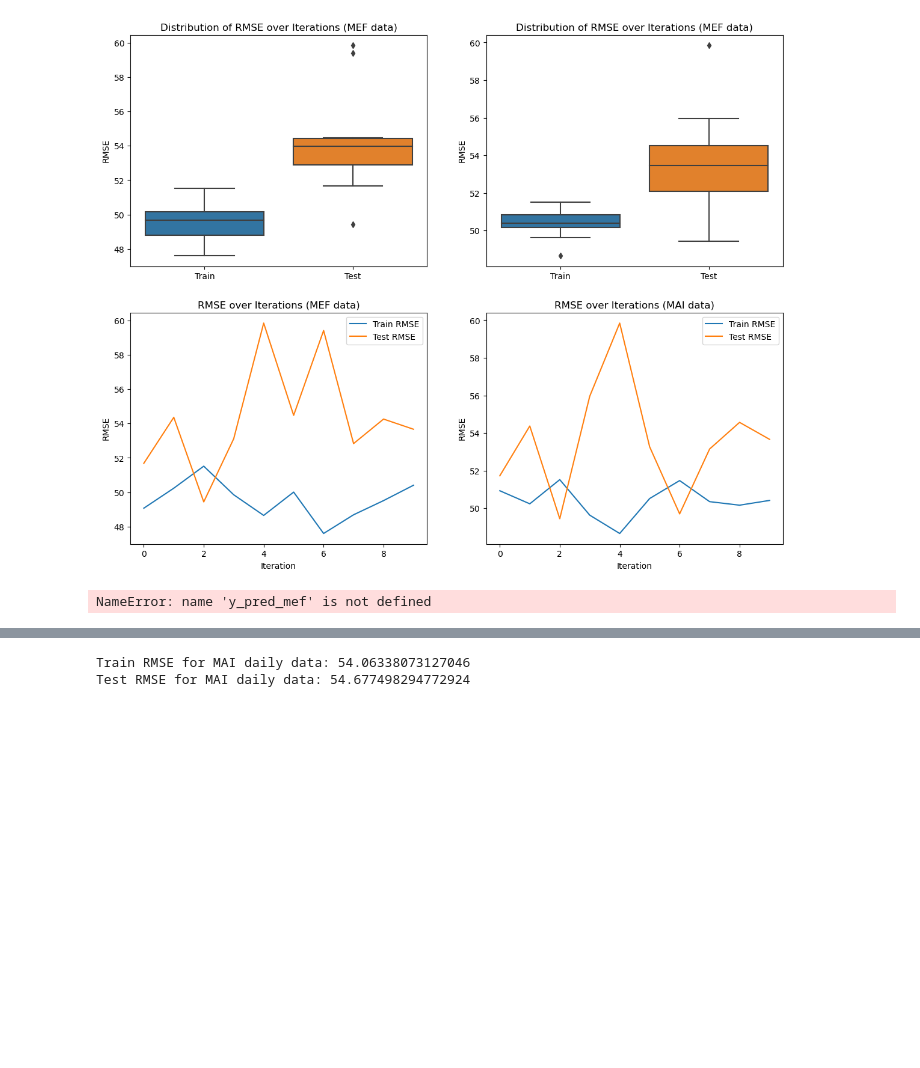
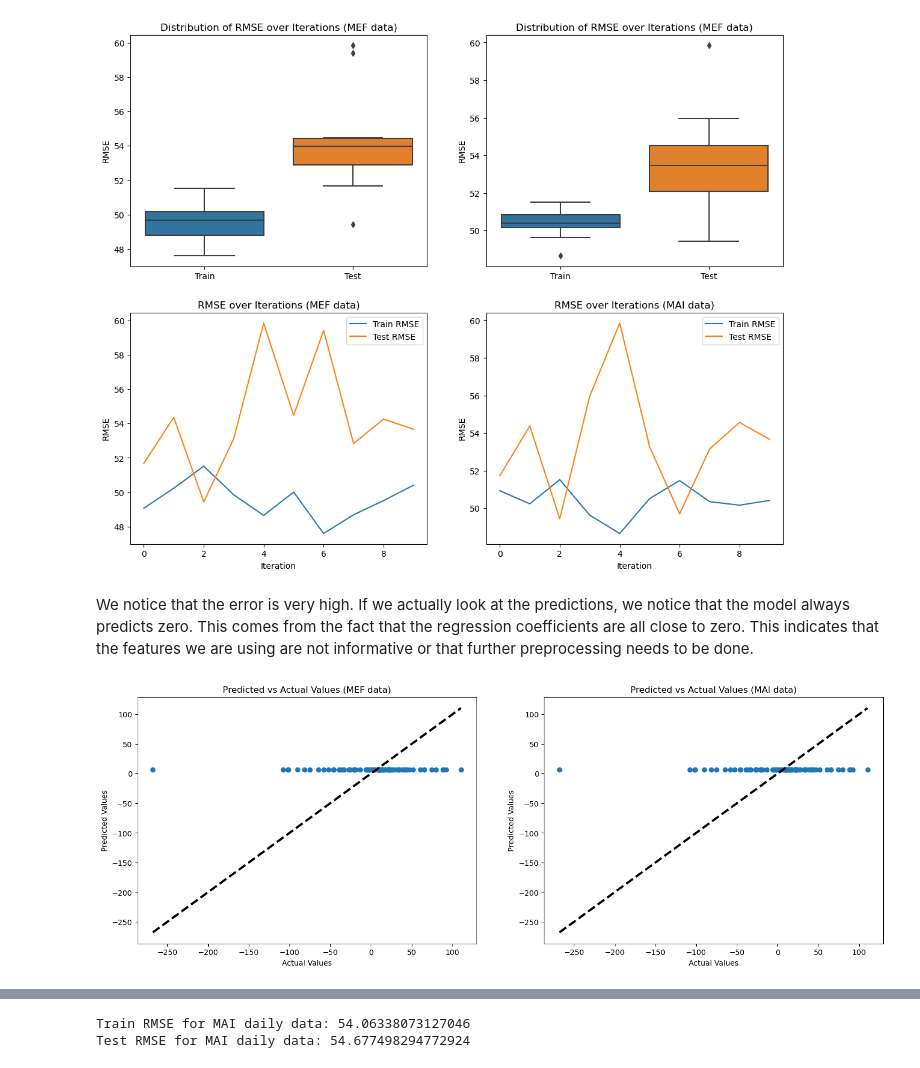
Before and after one commit to astavrop0/MAI_for_stock_return_predictability, a Jupyter notebook: notebooks/LinearModel.ipynb, the cells around one changed output, grey strips where cells are left out. Saved outputs shown, nothing was run; the diff lists cells and outputs as text; code cells hidden in the pictures; blank space fills up the shorter version.

```diff
--- a/notebooks/LinearModel.ipynb
+++ b/notebooks/LinearModel.ipynb
@@ -130,17 +130,17 @@ def train_and_evaluate_ridge(X_train, y_train, X_test, y_test, alpha):
     # Train Ridge regression on the entire training set
     ridge = Ridge(alpha=alpha)
     ridge.fit(X_train, y_train)
-    #print(f" MEF Coefficients: {ridge.coef_}")
 
     # Predict on the training and test sets
     y_pred_train = ridge.predict(X_train)
     y_pred_test = ridge.predict(X_test)
 
-    # Calculate and print MSE for the training and test sets
+    # Calculate MSE for the training and test sets
     mse_train = mean_squared_error(y_train, y_pred_train)
     mse_test = mean_squared_error(y_test, y_pred_test)
 
-    return mse_train, mse_test
+    # Return the MSE values and the trained model
+    return mse_train, mse_test, ridge
 # %%
 def predict_with_ridge_batch(model, scaler, X):
     # Standardize X using the same scaler used for training
@@ -193,7 +197,8 @@ for i in range(10):
     #print(f"Optimal alpha for MAI data: {optimal_alpha_mai}, Minimal MSE: {minimal_rmse_mai}")
 
     # Evaluate the model on the test set (MEF)
-    mse_train_mef, mse_test_mef = train_and_evaluate_ridge(X_train_std_mef, y_train_mef, X_test_std_mef, y_test_mef, optimal_alpha_mef)
+    mse_train_mef, mse_test_mef, ridge_model_mef = train_and_evaluate_ridge(X_train_std_mef, y_train_mef, X_test_std_mef, y_test_mef, optimal_alpha_mef)
+    y_pred_mef = ridge_model_mef.predict(X_test_std_mef)
     rmse_train_mef = mse_train_mef**(1/2)
     rmse_test_mef = mse_test_mef**(1/2)
 
@@ -202,7 +207,8 @@ for i in range(10):
     MEF_errors_test.append(rmse_test_mef)
 
     # Evaluate the model on the test set (MAI)
-    mse_train_mai, mse_test_mai = train_and_evaluate_ridge(X_train_std_mai, y_train_mai, X_test_std_mai, y_test_mai, optimal_alpha_mai)
+    mse_train_mai, mse_test_mai, ridge_model_mai = train_and_evaluate_ridge(X_train_std_mai, y_train_mai, X_test_std_mai, y_test_mai, optimal_alpha_mai)
+    y_pred_mai = ridge_model_mai.predict(X_test_std_mai)
     rmse_train_mai = mse_train_mai**(1/2)
     rmse_test_mai = mse_test_mai**(1/2)
 
@@ -291,21 +292,26 @@ plt.legend()
 plt.show()
 # %% [output]
 [figure]
+# %% [markdown]
+We notice that the error is very high. If we actually look at the predictions, we notice that the model always predicts zero. This comes from the fact that the regression coefficients are all close to zero. This indicates that the features we are using are not informative or that further preprocessing needs to be done.
 # %%
 # For MEF data
+plt.figure(figsize=(18,6))
+plt.subplot(1,2,1)
 plt.scatter(y_test_mef, y_pred_mef)
 plt.xlabel('Actual Values')
 plt.ylabel('Predicted Values')
 plt.title('Predicted vs Actual Values (MEF data)')
 plt.plot([y_test_mef.min(), y_test_mef.max()], [y_test_mef.min(), y_test_mef.max()], 'k--', lw=3)
-plt.show()
+
 
 # For MAI data
+plt.subplot(1,2,2)
 plt.scatter(y_test_mai, y_pred_mai)
 plt.xlabel('Actual Values')
 plt.ylabel('Predicted Values')
 plt.title('Predicted vs Actual Values (MAI data)')
 plt.plot([y_test_mai.min(), y_test_mai.max()], [y_test_mai.min(), y_test_mai.max()], 'k--', lw=3)
 plt.show()
 # %% [output]
-NameError: name 'y_pred_mef' is not defined
+[figure, added]
```
Also changed, not shown: parts of 6 cells of this notebook, 2 other files.
